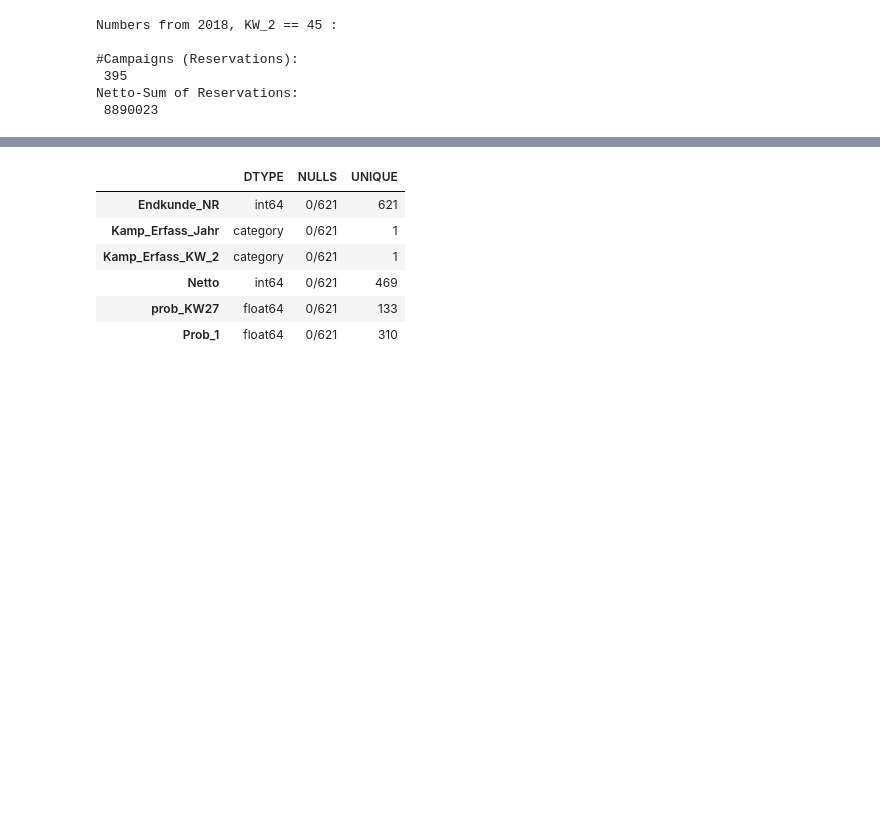
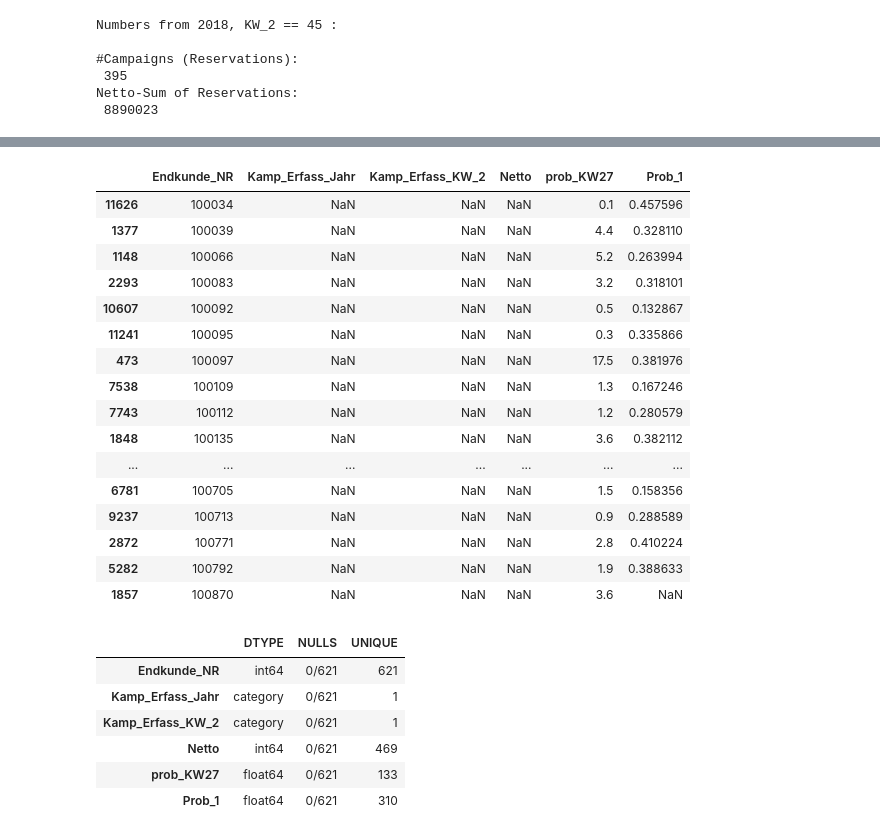
Before and after one commit to apgsga-stc/PredictiveAnalyticsPython, a Jupyter notebook: vkprog_analyse/comparision_rebuild_vs_rscript.ipynb, the cells around one changed output, grey strips where cells are left out. Saved outputs shown, nothing was run; the diff lists cells and outputs as text; code cells hidden in the pictures; blank space fills up the shorter version.

```diff
--- a/vkprog_analyse/comparision_rebuild_vs_rscript.ipynb
+++ b/vkprog_analyse/comparision_rebuild_vs_rscript.ipynb
@@ -158,3 +220,23 @@ comparision_df.sample(5)
+# %%
+comparision_df.sort_values("Endkunde_NR").head(50)
+# %% [output]
+|  | Endkunde_NR | Kamp_Erfass_Jahr | Kamp_Erfass_KW_2 | Netto | prob_KW27 | Prob_1 |
+| 11626 | 100034 | NaN | NaN | NaN | 0.1 | 0.457596 |
+| 1377 | 100039 | NaN | NaN | NaN | 4.4 | 0.328110 |
+| 1148 | 100066 | NaN | NaN | NaN | 5.2 | 0.263994 |
+| 2293 | 100083 | NaN | NaN | NaN | 3.2 | 0.318101 |
+| 10607 | 100092 | NaN | NaN | NaN | 0.5 | 0.132867 |
+| 11241 | 100095 | NaN | NaN | NaN | 0.3 | 0.335866 |
+| 473 | 100097 | NaN | NaN | NaN | 17.5 | 0.381976 |
+| 7538 | 100109 | NaN | NaN | NaN | 1.3 | 0.167246 |
+| 7743 | 100112 | NaN | NaN | NaN | 1.2 | 0.280579 |
+| 1848 | 100135 | NaN | NaN | NaN | 3.6 | 0.382112 |
+| ... | ... | ... | ... | ... | ... | ... |
+| 6781 | 100705 | NaN | NaN | NaN | 1.5 | 0.158356 |
+| 9237 | 100713 | NaN | NaN | NaN | 0.9 | 0.288589 |
+| 2872 | 100771 | NaN | NaN | NaN | 2.8 | 0.410224 |
+| 5282 | 100792 | NaN | NaN | NaN | 1.9 | 0.388633 |
+| 1857 | 100870 | NaN | NaN | NaN | 3.6 | NaN |
 # %%
 display(desc_col(comparision_df))
 display(comparision_df.describe())
```
Also changed, not shown: parts of 7 cells of this notebook.
